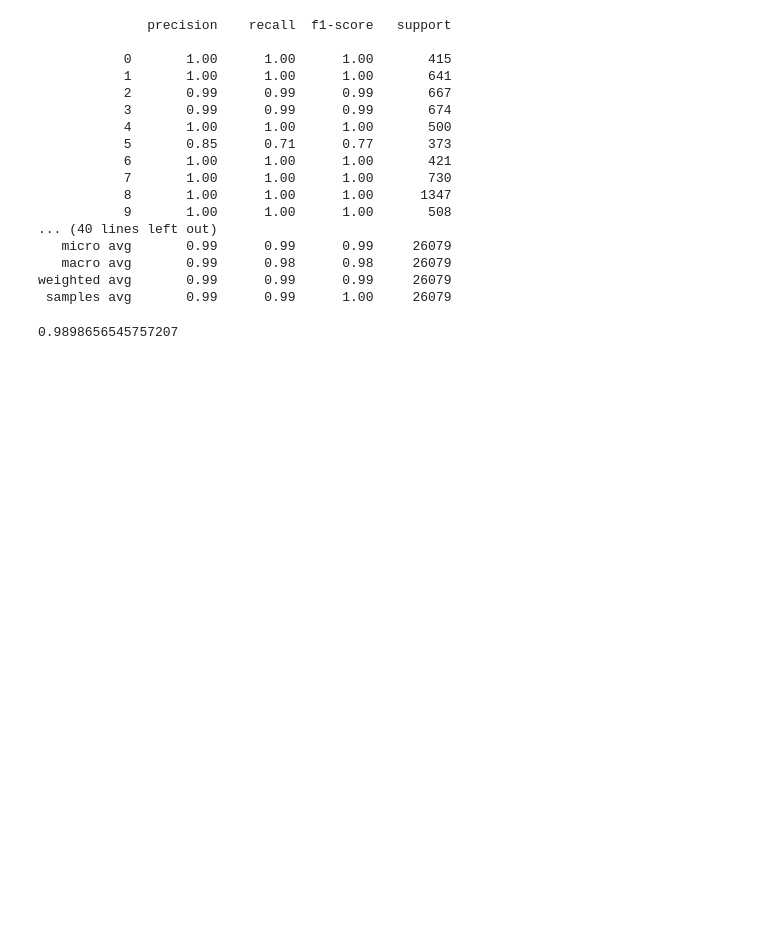
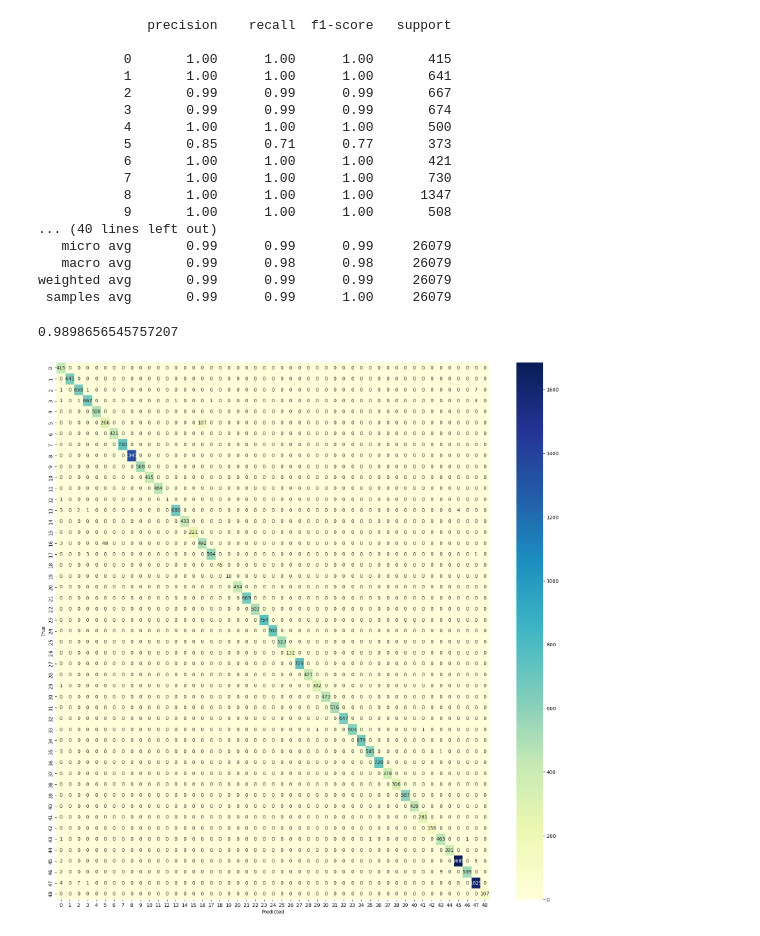
Before and after one commit to antil-samarth/Disease-prediction, a Jupyter notebook: unb_modelling.ipynb, the cells around one changed output. Drawn from its saved outputs; the diff is of its cells as text; code cells hidden in the pictures; blank space fills up the shorter version.

Commit message:
Add Models to .gitignore and refactored modelling code with optimization of model parameters

```diff
--- a/unb_modelling.ipynb
+++ b/unb_modelling.ipynb
@@ -532,8 +546,9 @@ joblib.dump(rf_clf, 'Models/rf_clf_nop.pkl') """
 ['Models/rf_clf_nop.pkl']
 # %%
 #load the model
+""" import joblib
 
-""" rf_clf = joblib.load('Models/rf_clf_nop.pkl') """
+rf_clf = joblib.load('Models/rf_clf_nop.pkl') """
 # %%
 #important features
 
@@ -642,3 +663,24 @@ weighted avg       0.99      0.99      0.99     26079
 roc_auc_score(strat_y_test, y_pred)
 # %% [output]
 0.9898656545757207
+# %%
+from sklearn.metrics import confusion_matrix
+
+cm = confusion_matrix(strat_y_test.argmax(axis=1), y_pred.argmax(axis=1))
+# %%
+#plot the confusion matrix and highlight non diagonal values
+
+import seaborn as sns
+import matplotlib.pyplot as plt
+
+def plot_confusion_matrix(matrix):
+    fig, ax = plt.subplots(figsize=(20, 20))
+    ax = sns.heatmap(matrix, annot=True, fmt='d', cmap='YlGnBu')
+    plt.xlabel('Predicted')
+    plt.ylabel('True')
+    plt.show()
+
+
+plot_confusion_matrix(cm)
+# %% [output]
+[figure, added]
```
Also changed, not shown: parts of 22 cells of this notebook, 1 other file.
